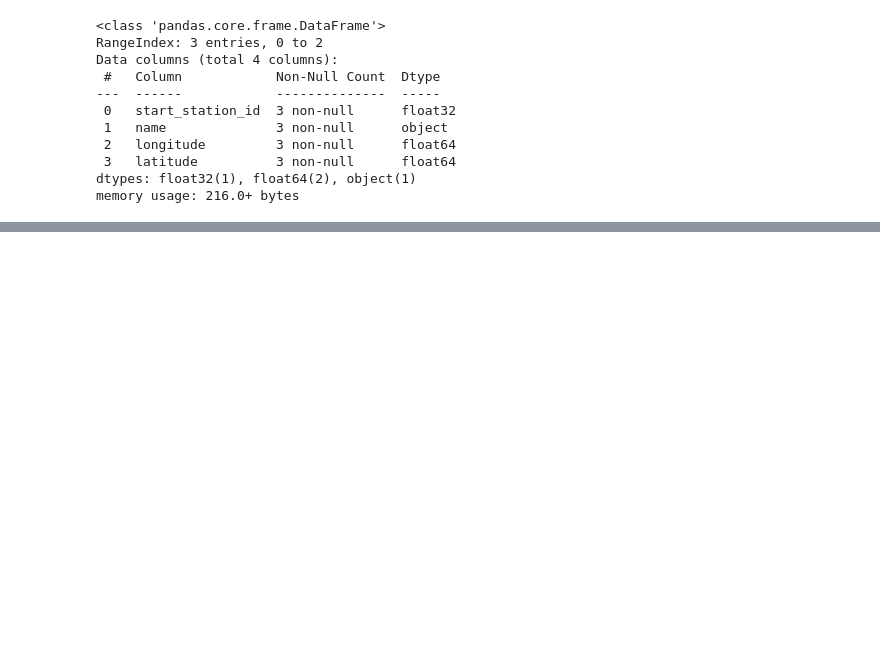
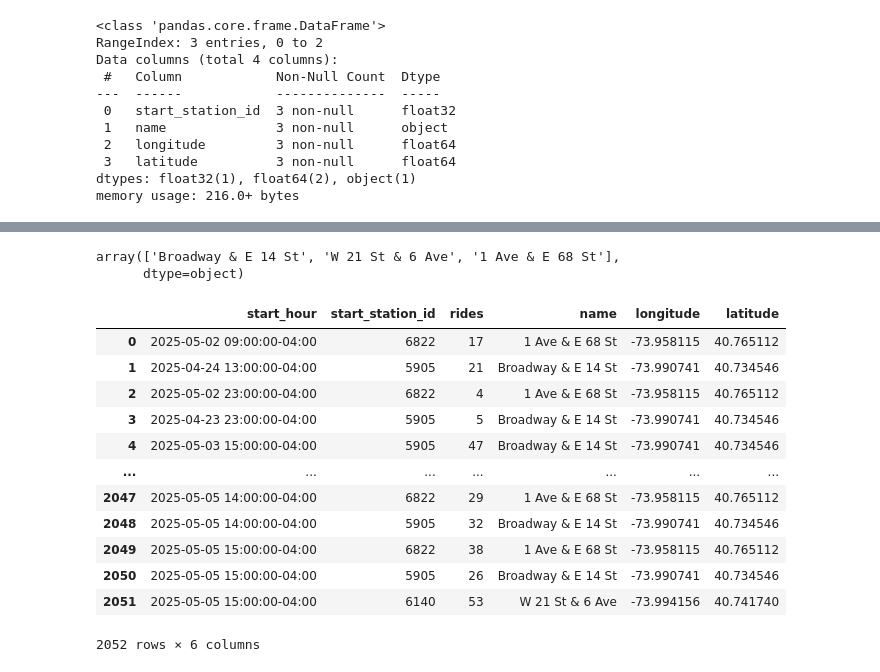
Before and after one commit to nolantphillips/CitiBike, a Jupyter notebook: frontend/test.ipynb, the cells around one changed output, grey strips where cells are left out. Cells and saved outputs as stored; diff of their text form; code cells hidden in the pictures; blank space fills up the shorter version.

```diff
--- a/frontend/test.ipynb
+++ b/frontend/test.ipynb
@@ -93,0 +372,22 @@ memory usage: 336.0+ bytes
+# %%
+station_options = preds["name"].dropna().unique()
+station_options
+# %% [output]
+array(['Broadway & E 14 St', 'W 21 St & 6 Ave', '1 Ave & E 68 St'],
+      dtype=object)
+# %%
+rides
+# %% [output]
+|  | start_hour | start_station_id | rides | name | longitude | latitude |
+| 0 | 2025-05-02 09:00:00-04:00 | 6822 | 17 | 1 Ave & E 68 St | -73.958115 | 40.765112 |
+| 1 | 2025-04-24 13:00:00-04:00 | 5905 | 21 | Broadway & E 14 St | -73.990741 | 40.734546 |
+| 2 | 2025-05-02 23:00:00-04:00 | 6822 | 4 | 1 Ave & E 68 St | -73.958115 | 40.765112 |
+| 3 | 2025-04-23 23:00:00-04:00 | 5905 | 5 | Broadway & E 14 St | -73.990741 | 40.734546 |
+| 4 | 2025-05-03 15:00:00-04:00 | 5905 | 47 | Broadway & E 14 St | -73.990741 | 40.734546 |
+| ... | ... | ... | ... | ... | ... | ... |
+| 2047 | 2025-05-05 14:00:00-04:00 | 6822 | 29 | 1 Ave & E 68 St | -73.958115 | 40.765112 |
+| 2048 | 2025-05-05 14:00:00-04:00 | 5905 | 32 | Broadway & E 14 St | -73.990741 | 40.734546 |
+| 2049 | 2025-05-05 15:00:00-04:00 | 6822 | 38 | 1 Ave & E 68 St | -73.958115 | 40.765112 |
+| 2050 | 2025-05-05 15:00:00-04:00 | 5905 | 26 | Broadway & E 14 St | -73.990741 | 40.734546 |
+| 2051 | 2025-05-05 15:00:00-04:00 | 6140 | 53 | W 21 St & 6 Ave | -73.994156 | 40.741740 |
+2052 rows × 6 columns
```
Also changed, not shown: parts of 29 cells of this notebook, 2 other files.
